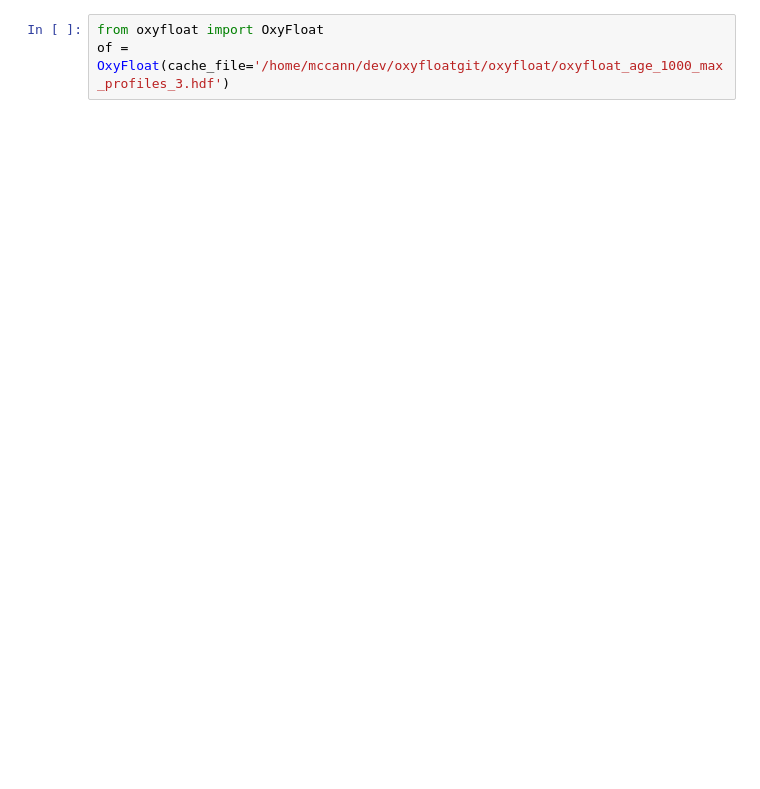
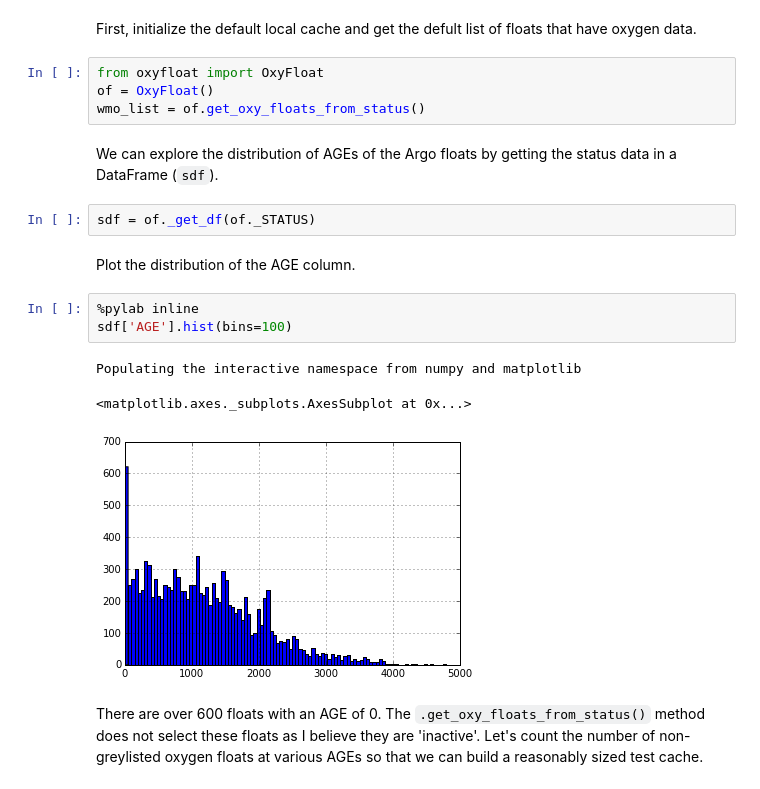
Before and after one commit to biofloat/biofloat, a Jupyter notebook: notebooks/explore_cached_oxyfloat_data.ipynb, the cells around one changed output. Drawn from its saved outputs; the diff is of its cells as text; blank space fills up the shorter version.

```diff
--- a/notebooks/explore_cached_oxyfloat_data.ipynb
+++ b/notebooks/explore_cached_oxyfloat_data.ipynb
@@ -11,3 +4,21 @@ Then we can use oxyfloat and this Notebook to interactively explore the data.
+# %% [markdown]
+First, initialize the default local cache and get the defult list of floats that have oxygen data.
 # %%
 from oxyfloat import OxyFloat
-of = OxyFloat(cache_file='/home/mccann/dev/oxyfloatgit/oxyfloat/oxyfloat_age_1000_max_profiles_3.hdf')
+of = OxyFloat()
+wmo_list = of.get_oxy_floats_from_status()
+# %% [markdown]
+We can explore the distribution of AGEs of the Argo floats by getting the status data in a DataFrame (`sdf`).
+# %%
+sdf = of._get_df(of._STATUS)
+# %% [markdown]
+Plot the distribution of the AGE column.
+# %%
+%pylab inline
+sdf['AGE'].hist(bins=100)
+# %% [output]
+Populating the interactive namespace from numpy and matplotlib
+<matplotlib.axes._subplots.AxesSubplot at 0x...>
+[figure, added]
+# %% [markdown]
+There are over 600 floats with an AGE of 0. The `.get_oxy_floats_from_status()` method does not select these floats as I believe they are 'inactive'.  Let's count the number of non-greylisted oxygen floats at various AGEs so that we can build a reasonably sized test cache.
```
Also changed, not shown: parts of 9 cells of this notebook.
